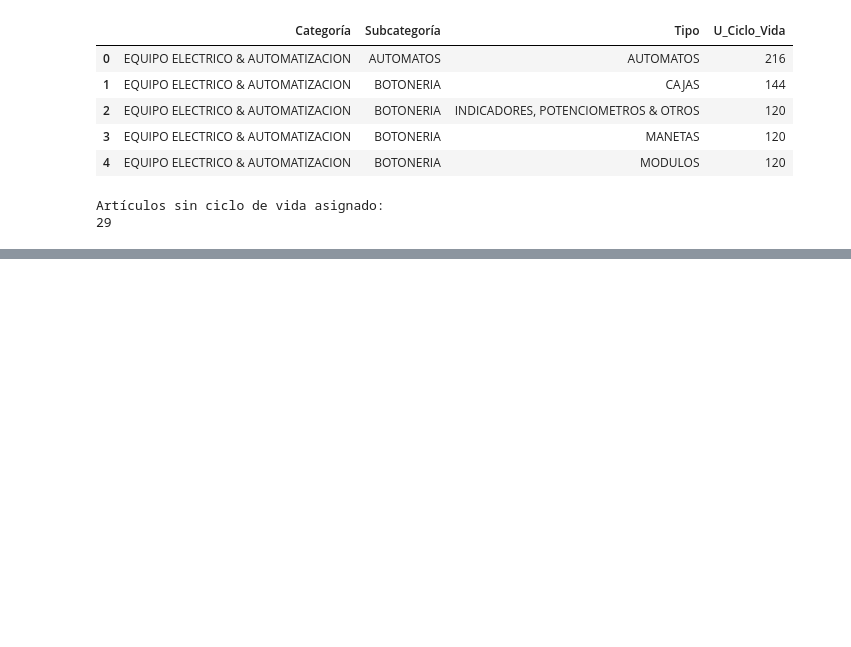
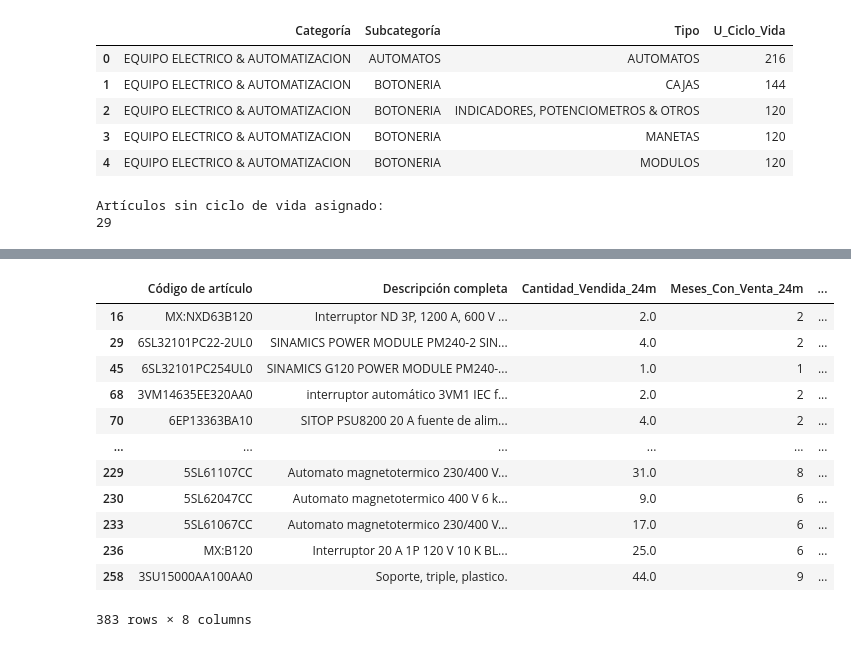
Before and after one commit to choppeb7/Tesis-Master-AI, a Jupyter notebook: Notebook_desarrollo.ipynb, the cells around one changed output, grey strips where cells are left out. Saved outputs shown, nothing was run; the diff lists cells and outputs as text; code cells hidden in the pictures; blank space fills up the shorter version.

```diff
--- a/Notebook_desarrollo.ipynb
+++ b/Notebook_desarrollo.ipynb
@@ -733,0 +998,30 @@ df_OITM_Ventas.to_csv(nombre_archivo,
+# %%
+columnas_revision = [
+    "Código de artículo",
+    "Descripción completa",
+    "Cantidad_Vendida_24m",
+    "Meses_Con_Venta_24m",
+    "Frecuencia_Venta_24m_%",
+    "Precio_Referencia",
+    "Venta_Estimada_24m",
+    "U_Tipo_Abastecimiento"
+]
+
+df_OITM_Ventas[columnas_revision].sort_values(
+    by=["U_Tipo_Abastecimiento", "Venta_Estimada_24m"],
+    ascending=[True, False]
+)
+# %% [output]
+|  | Código de artículo | Descripción completa | Cantidad_Vendida_24m | Meses_Con_Venta_24m | ... |
+| 16 | MX:NXD63B120 | Interruptor ND 3P, 1200 A, 600 V ... | 2.0 | 2 | ... |
+| 29 | 6SL32101PC22-2UL0 | SINAMICS POWER MODULE PM240-2 SIN... | 4.0 | 2 | ... |
+| 45 | 6SL32101PC254UL0 | SINAMICS G120 POWER MODULE PM240-... | 1.0 | 1 | ... |
+| 68 | 3VM14635EE320AA0 | interruptor automático 3VM1 IEC f... | 2.0 | 2 | ... |
+| 70 | 6EP13363BA10 | SITOP PSU8200 20 A fuente de alim... | 4.0 | 2 | ... |
+| ... | ... | ... | ... | ... | ... |
+| 229 | 5SL61107CC | Automato magnetotermico 230/400 V... | 31.0 | 8 | ... |
+| 230 | 5SL62047CC | Automato magnetotermico 400 V 6 k... | 9.0 | 6 | ... |
+| 233 | 5SL61067CC | Automato magnetotermico 230/400 V... | 17.0 | 6 | ... |
+| 236 | MX:B120 | Interruptor 20 A 1P 120 V 10 K BL... | 25.0 | 6 | ... |
+| 258 | 3SU15000AA100AA0 | Soporte, triple, plastico. | 44.0 | 9 | ... |
+383 rows × 8 columns
```
Also changed, not shown: parts of 12 cells of this notebook, 1 other file.
